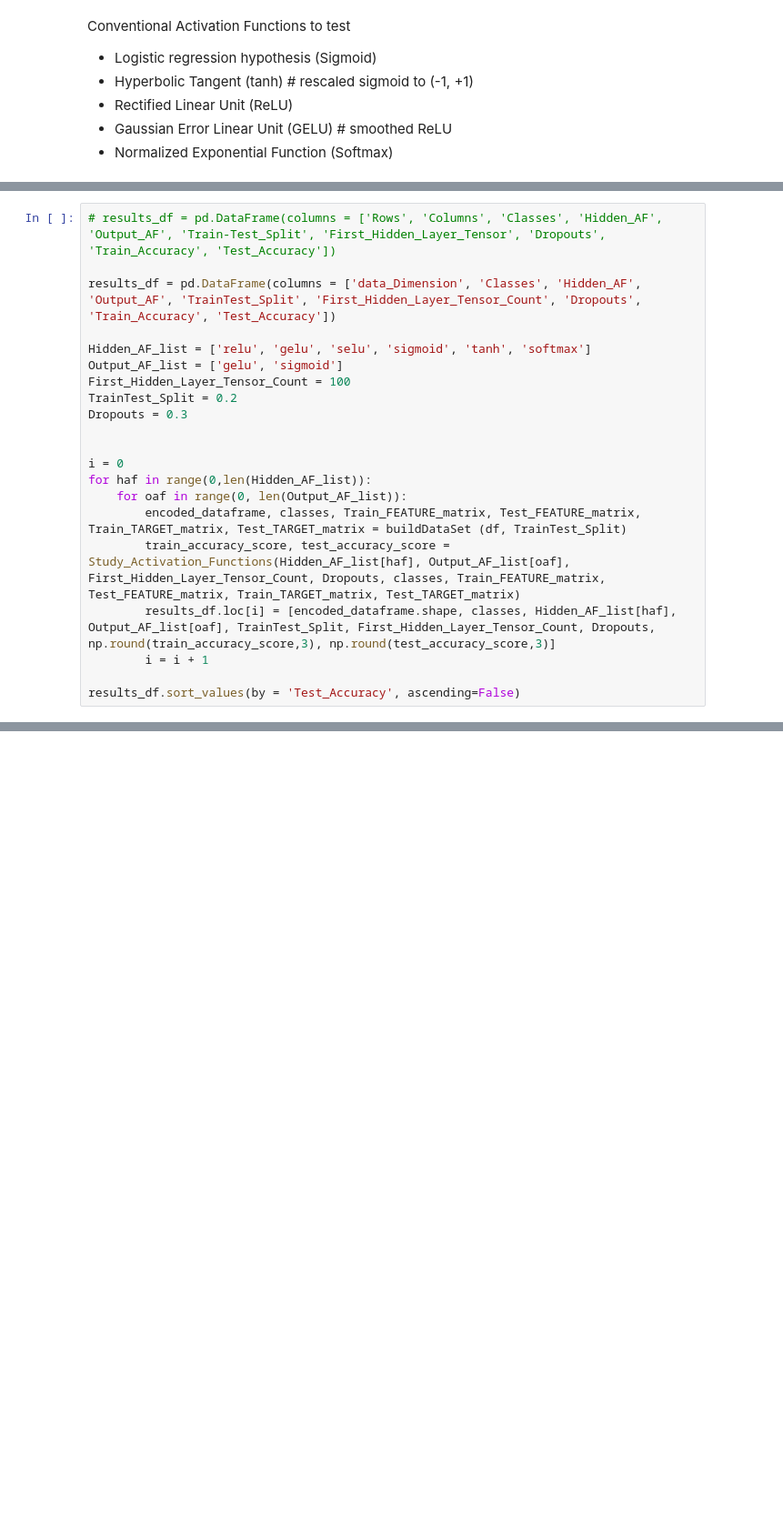
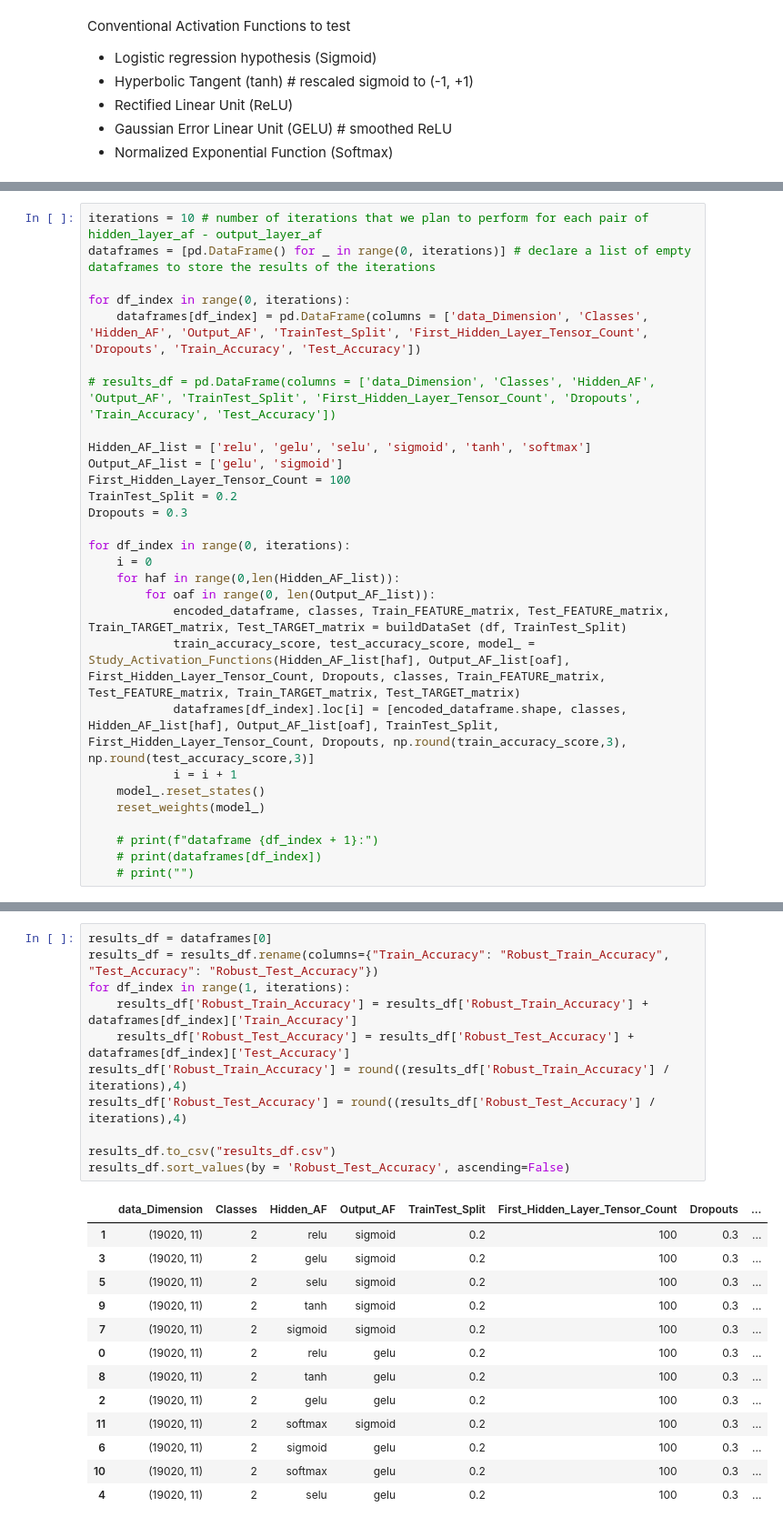
Before and after one commit to nilsmart96/comparing-activation-functions, a Jupyter notebook: 2_Modeling/1.1_activation_dataframe_magicgamma.ipynb, the cells around one changed output, grey strips where cells are left out. Shown: that part at 91% size. Saved outputs shown, nothing was run; the diff lists cells and outputs as text; blank space fills up the shorter version.

Commit message:
implemented weight-resetting in model

```diff
--- a/2_Modeling/1.1_activation_dataframe_magicgamma.ipynb
+++ b/2_Modeling/1.1_activation_dataframe_magicgamma.ipynb
@@ -155,7 +186,11 @@ def Study_Activation_Functions(hidden_layers_activation, output_layer_activation
 # %%
-# results_df = pd.DataFrame(columns = ['Rows', 'Columns', 'Classes', 'Hidden_AF', 'Output_AF', 'Train-Test_Split', 'First_Hidden_Layer_Tensor', 'Dropouts', 'Train_Accuracy', 'Test_Accuracy'])
+iterations = 10 # number of iterations that we plan to perform for each pair of hidden_layer_af - output_layer_af
+dataframes = [pd.DataFrame() for _ in range(0, iterations)] # declare a list of empty dataframes to store the results of the iterations
 
-results_df = pd.DataFrame(columns = ['data_Dimension', 'Classes', 'Hidden_AF', 'Output_AF', 'TrainTest_Split', 'First_Hidden_Layer_Tensor_Count', 'Dropouts', 'Train_Accuracy', 'Test_Accuracy'])
+for df_index in range(0, iterations):
+    dataframes[df_index] = pd.DataFrame(columns = ['data_Dimension', 'Classes', 'Hidden_AF', 'Output_AF', 'TrainTest_Split', 'First_Hidden_Layer_Tensor_Count', 'Dropouts', 'Train_Accuracy', 'Test_Accuracy'])
+
+# results_df = pd.DataFrame(columns = ['data_Dimension', 'Classes', 'Hidden_AF', 'Output_AF', 'TrainTest_Split', 'First_Hidden_Layer_Tensor_Count', 'Dropouts', 'Train_Accuracy', 'Test_Accuracy'])
 
 Hidden_AF_list = ['relu', 'gelu', 'selu', 'sigmoid', 'tanh', 'softmax']
 Output_AF_list = ['gelu', 'sigmoid']
@@ -163,14 +198,18 @@ First_Hidden_Layer_Tensor_Count = 100
 TrainTest_Split = 0.2
 Dropouts = 0.3
 
+for df_index in range(0, iterations):
+    i = 0
+    for haf in range(0,len(Hidden_AF_list)):
+        for oaf in range(0, len(Output_AF_list)):
+            encoded_dataframe, classes, Train_FEATURE_matrix, Test_FEATURE_matrix, Train_TARGET_matrix, Test_TARGET_matrix = buildDataSet (df, TrainTest_Split)
+            train_accuracy_score, test_accuracy_score, model_ = Study_Activation_Functions(Hidden_AF_list[haf], Output_AF_list[oaf], First_Hidden_Layer_Tensor_Count, Dropouts, classes, Train_FEATURE_matrix, Test_FEATURE_matrix, Train_TARGET_matrix, Test_TARGET_matrix)
+            dataframes[df_index].loc[i] = [encoded_dataframe.shape, classes, Hidden_AF_list[haf], Output_AF_list[oaf], TrainTest_Split, First_Hidden_Layer_Tensor_Count, Dropouts, np.round(train_accuracy_score,3), np.round(test_accuracy_score,3)]
+            i = i + 1
+    model_.reset_states()
+    reset_weights(model_)
 
-i = 0
-for haf in range(0,len(Hidden_AF_list)):
-    for oaf in range(0, len(Output_AF_list)):
-        encoded_dataframe, classes, Train_FEATURE_matrix, Test_FEATURE_matrix, Train_TARGET_matrix, Test_TARGET_matrix = buildDataSet (df, TrainTest_Split)
-        train_accuracy_score, test_accuracy_score = Study_Activation_Functions(Hidden_AF_list[haf], Output_AF_list[oaf], First_Hidden_Layer_Tensor_Count, Dropouts, classes, Train_FEATURE_matrix, Test_FEATURE_matrix, Train_TARGET_matrix, Test_TARGET_matrix)
-        results_df.loc[i] = [encoded_dataframe.shape, classes, Hidden_AF_list[haf], Output_AF_list[oaf], TrainTest_Split, First_Hidden_Layer_Tensor_Count, Dropouts, np.round(train_accuracy_score,3), np.round(test_accuracy_score,3)]
-        i = i + 1
-
-results_df.sort_values(by = 'Test_Accuracy', ascending=False)
+    # print(f"dataframe {df_index + 1}:")
+    # print(dataframes[df_index])
+    # print("")
 # %% [output]
@@ -189,0 +235,25 @@ results_df.sort_values(by = 'Test_Accuracy', ascending=False)
+# %%
+results_df = dataframes[0]
+results_df = results_df.rename(columns={"Train_Accuracy": "Robust_Train_Accuracy", "Test_Accuracy": "Robust_Test_Accuracy"})
+for df_index in range(1, iterations):
+    results_df['Robust_Train_Accuracy'] = results_df['Robust_Train_Accuracy'] + dataframes[df_index]['Train_Accuracy']
+    results_df['Robust_Test_Accuracy'] = results_df['Robust_Test_Accuracy'] + dataframes[df_index]['Test_Accuracy']
+results_df['Robust_Train_Accuracy'] = round((results_df['Robust_Train_Accuracy'] / iterations),4)
+results_df['Robust_Test_Accuracy'] = round((results_df['Robust_Test_Accuracy'] / iterations),4)
+
+results_df.to_csv("results_df.csv")
+results_df.sort_values(by = 'Robust_Test_Accuracy', ascending=False)
+# %% [output]
+|  | data_Dimension | Classes | Hidden_AF | Output_AF | TrainTest_Split | First_Hidden_Layer_Tensor_Count | Dropouts | ... |
+| 1 | (19020, 11) | 2 | relu | sigmoid | 0.2 | 100 | 0.3 | ... |
+| 3 | (19020, 11) | 2 | gelu | sigmoid | 0.2 | 100 | 0.3 | ... |
+| 5 | (19020, 11) | 2 | selu | sigmoid | 0.2 | 100 | 0.3 | ... |
+| 9 | (19020, 11) | 2 | tanh | sigmoid | 0.2 | 100 | 0.3 | ... |
+| 7 | (19020, 11) | 2 | sigmoid | sigmoid | 0.2 | 100 | 0.3 | ... |
+| 0 | (19020, 11) | 2 | relu | gelu | 0.2 | 100 | 0.3 | ... |
+| 8 | (19020, 11) | 2 | tanh | gelu | 0.2 | 100 | 0.3 | ... |
+| 2 | (19020, 11) | 2 | gelu | gelu | 0.2 | 100 | 0.3 | ... |
+| 11 | (19020, 11) | 2 | softmax | sigmoid | 0.2 | 100 | 0.3 | ... |
+| 6 | (19020, 11) | 2 | sigmoid | gelu | 0.2 | 100 | 0.3 | ... |
+| 10 | (19020, 11) | 2 | softmax | gelu | 0.2 | 100 | 0.3 | ... |
+| 4 | (19020, 11) | 2 | selu | gelu | 0.2 | 100 | 0.3 | ... |
```
Also changed, not shown: parts of 7 cells of this notebook, 1 other file.
